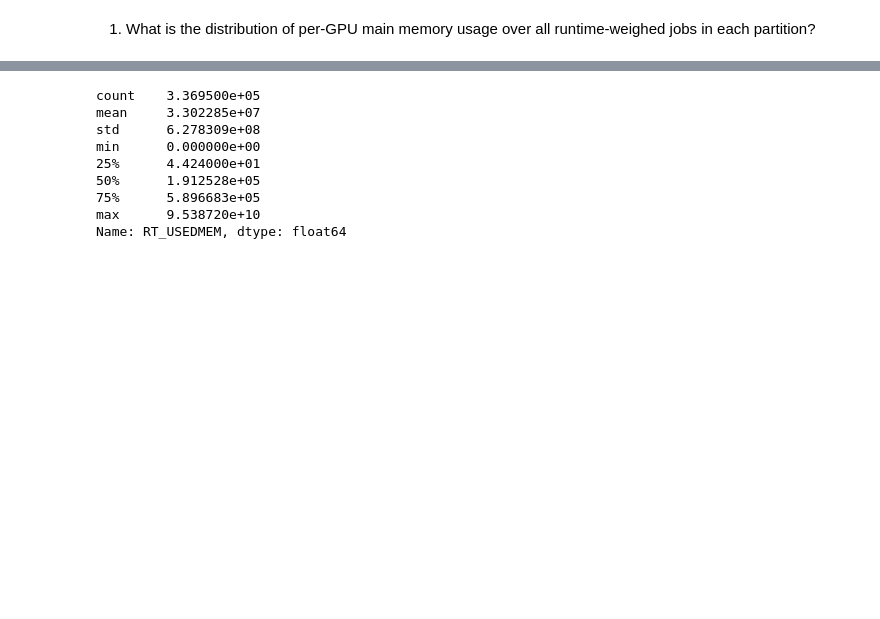
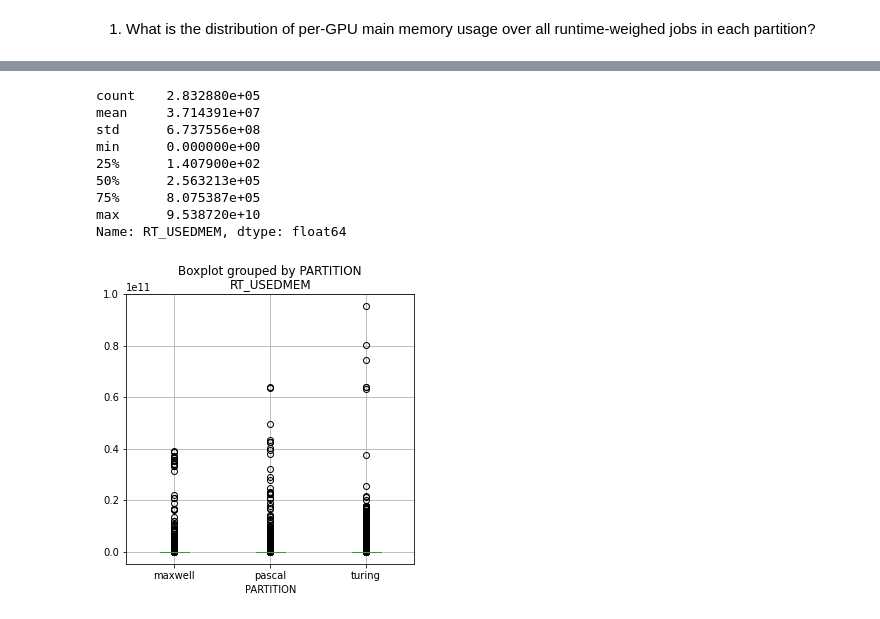
Before and after one commit to essetetsahai/accre_project-jolly_ranchers, a Jupyter notebook: notebook/accre_et.ipynb, the cells around one changed output, grey strips where cells are left out. Saved outputs shown, nothing was run; the diff lists cells and outputs as text; code cells hidden in the pictures; blank space fills up the shorter version.

```diff
--- a/notebook/accre_et.ipynb
+++ b/notebook/accre_et.ipynb
@@ -306,12 +342,17 @@ df['RT_USEDMEM'] = df['USEDMEM']*df['USEDTIME_SEC']
 # %%
-df.RT_USEDMEM.describe()
+df_test.RT_USEDMEM.describe()
 # %% [output]
-count    3.369500e+05
-mean     3.302285e+07
-std      6.278309e+08
+count    2.832880e+05
+mean     3.714391e+07
+std      6.737556e+08
 min      0.000000e+00
-25%      4.424000e+01
-50%      1.912528e+05
-75%      5.896683e+05
+25%      1.407900e+02
+50%      2.563213e+05
+75%      8.075387e+05
 max      9.538720e+10
 Name: RT_USEDMEM, dtype: float64
+# %%
+df_test.RT_USEDMEM.describe()
+df_test.boxplot(column=['RT_USEDMEM'], by='PARTITION', figsize=(5,5));
+# %% [output]
+[figure, added]
```
Also changed, not shown: parts of 17 cells of this notebook.
